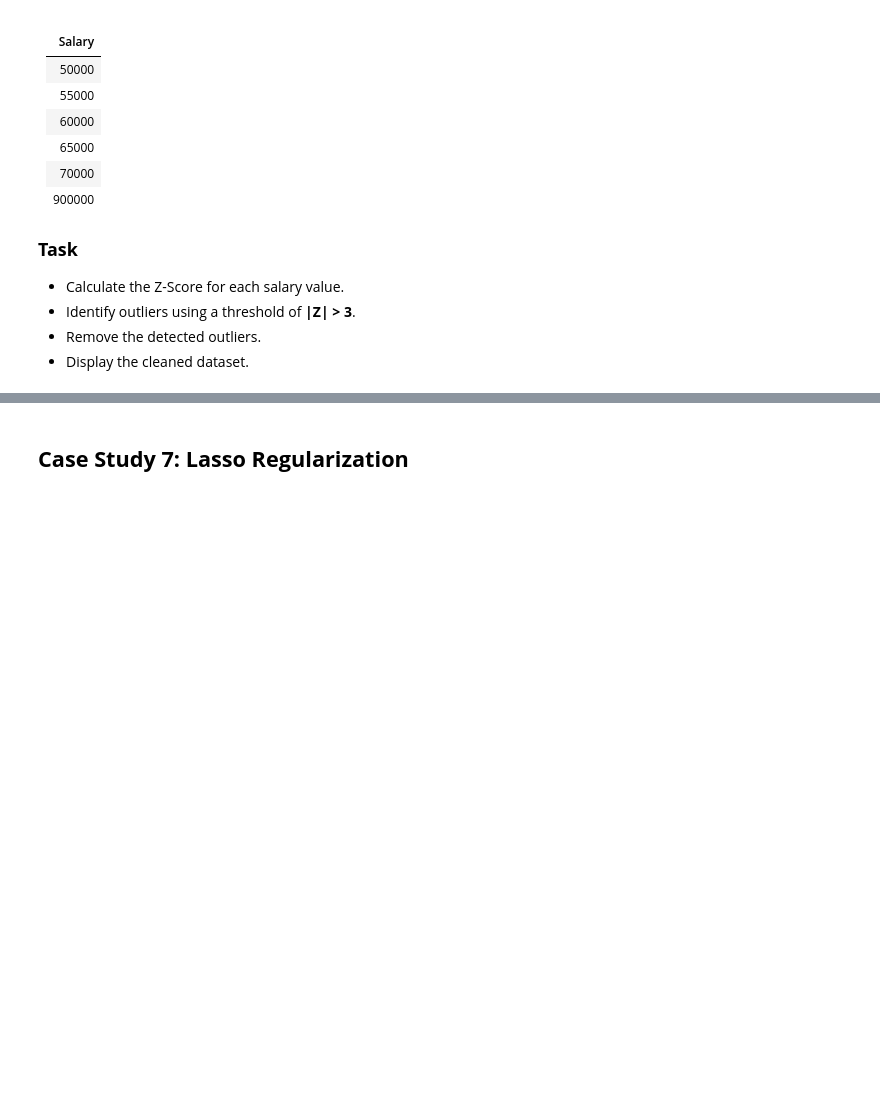
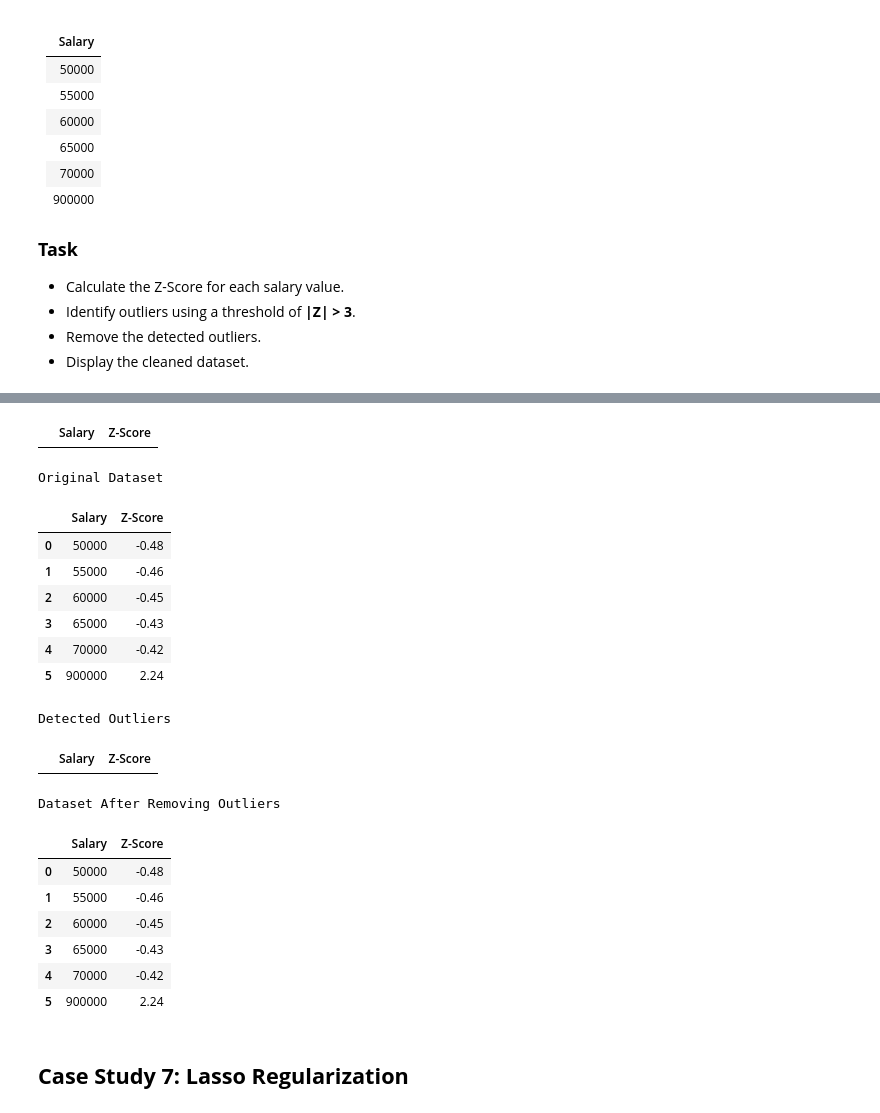
Before and after one commit to MonishDY/AI-Track, a Jupyter notebook: Module 2 - Feature Engineering/Assignment 1/Machine_Learning_Case_Studies_01.ipynb, the cells around one changed output, grey strips where cells are left out. Drawn from its saved outputs; the diff is of its cells as text; code cells hidden in the pictures; blank space fills up the shorter version.

```diff
--- a/Module 2 - Feature Engineering/Assignment 1/Machine_Learning_Case_Studies_01.ipynb
+++ b/Module 2 - Feature Engineering/Assignment 1/Machine_Learning_Case_Studies_01.ipynb
@@ -690,0 +759,7 @@ Detect and remove outliers using the Z-Score method.
+# %%
+# Create the dataset
+df = pd.DataFrame({
+    "Salary": [50000, 55000, 60000, 65000, 70000, 900000]
+})
+
+df
@@ -691,3 +774,43 @@ Detect and remove outliers using the Z-Score method.
+# %%
+# Calculate Z-Scores
+df["Z-Score"] = zscore(df["Salary"])
+
+# Detect outliers
+outliers = df[abs(df["Z-Score"]) > 3]
+
+# Remove outliers
+clean_df = df[abs(df["Z-Score"]) <= 3]
+# %% [output]
+|  | Salary | Z-Score |
+# %%
+# Display the results
+print("Original Dataset")
+display(df.round(2))
+
+print("Detected Outliers")
+display(outliers.round(2))
+
+print("Dataset After Removing Outliers")
+display(clean_df.round(2))
+# %% [output]
+Original Dataset
+|  | Salary | Z-Score |
+| 0 | 50000 | -0.48 |
+| 1 | 55000 | -0.46 |
+| 2 | 60000 | -0.45 |
+| 3 | 65000 | -0.43 |
+| 4 | 70000 | -0.42 |
+| 5 | 900000 | 2.24 |
+Detected Outliers
+|  | Salary | Z-Score |
+Dataset After Removing Outliers
+|  | Salary | Z-Score |
+| 0 | 50000 | -0.48 |
+| 1 | 55000 | -0.46 |
+| 2 | 60000 | -0.45 |
+| 3 | 65000 | -0.43 |
+| 4 | 70000 | -0.42 |
+| 5 | 900000 | 2.24 |
 # %% [markdown]
 ## **Case Study 7: Lasso Regularization**
 # %% [markdown]
```
Also changed, not shown: parts of 7 cells of this notebook.
